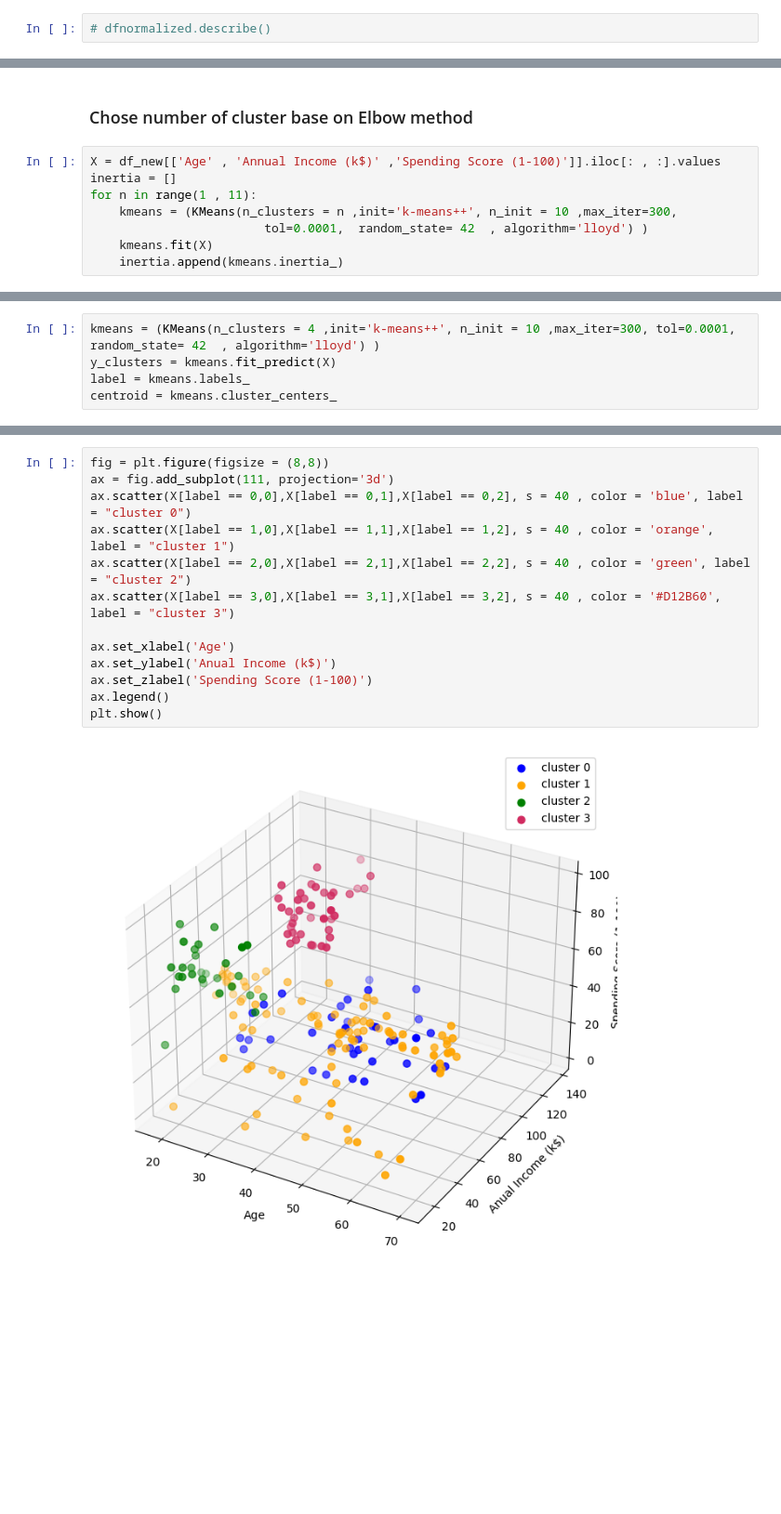
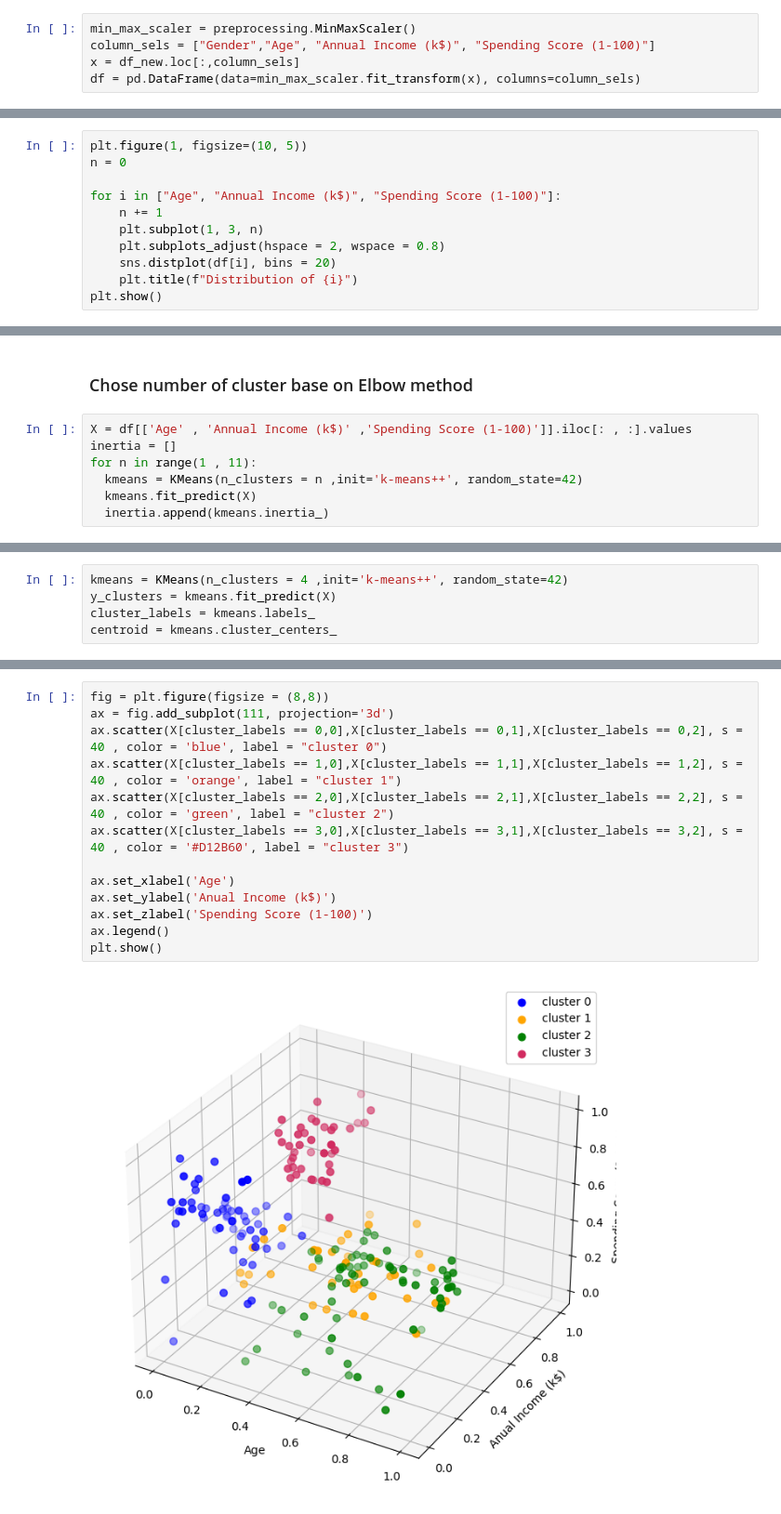
Before and after one commit to Nguyenlt1911/Customer-Segmentation-using-KMeanClustering, a Jupyter notebook: Customer Segmentation.ipynb, the cells around one changed output, grey strips where cells are left out. Shown at 93% size. Saved outputs shown, nothing was run; the diff lists cells and outputs as text; blank space fills up the shorter version.

```diff
--- a/Customer Segmentation.ipynb
+++ b/Customer Segmentation.ipynb
@@ -261,2 +210,5 @@ https://gist.github.com/mwaskom/de44147ed2974457ad6372750bbe5751
 # %%
-# dfnormalized.describe()
+min_max_scaler = preprocessing.MinMaxScaler()
+column_sels = ["Gender","Age", "Annual Income (k$)", "Spending Score (1-100)"]
+x = df_new.loc[:,column_sels]
+df = pd.DataFrame(data=min_max_scaler.fit_transform(x), columns=column_sels)
@@ -262,0 +220,11 @@ https://gist.github.com/mwaskom/de44147ed2974457ad6372750bbe5751
+# %%
+plt.figure(1, figsize=(10, 5))
+n = 0
+
+for i in ["Age", "Annual Income (k$)", "Spending Score (1-100)"]:
+    n += 1
+    plt.subplot(1, 3, n)
+    plt.subplots_adjust(hspace = 2, wspace = 0.8)
+    sns.distplot(df[i], bins = 20)
+    plt.title(f"Distribution of {i}")
+plt.show()
@@ -263,13 +250,12 @@ https://gist.github.com/mwaskom/de44147ed2974457ad6372750bbe5751
 # %% [markdown]
 ### Chose number of cluster base on Elbow method
 # %%
-X = df_new[['Age' , 'Annual Income (k$)' ,'Spending Score (1-100)']].iloc[: , :].values
+X = df[['Age' , 'Annual Income (k$)' ,'Spending Score (1-100)']].iloc[: , :].values
 inertia = []
 for n in range(1 , 11):
-    kmeans = (KMeans(n_clusters = n ,init='k-means++', n_init = 10 ,max_iter=300,
-                        tol=0.0001,  random_state= 42  , algorithm='lloyd') )
-    kmeans.fit(X)
-    inertia.append(kmeans.inertia_)
+  kmeans = KMeans(n_clusters = n ,init='k-means++', random_state=42)
+  kmeans.fit_predict(X)
+  inertia.append(kmeans.inertia_)
 # %%
 plt.figure(1 , figsize = (10 ,4))
 plt.plot(np.arange(1 , 11) , inertia , 'o')
@@ -286,6 +274,6 @@ kl.elbow
 # %%
-kmeans = (KMeans(n_clusters = 4 ,init='k-means++', n_init = 10 ,max_iter=300, tol=0.0001,  random_state= 42  , algorithm='lloyd') )
+kmeans = KMeans(n_clusters = 4 ,init='k-means++', random_state=42)
 y_clusters = kmeans.fit_predict(X)
-label = kmeans.labels_
+cluster_labels = kmeans.labels_
 centroid = kmeans.cluster_centers_
 # %%
@@ -307,15 +299,15 @@ print(centroid)
 # %%
 fig = plt.figure(figsize = (8,8))
 ax = fig.add_subplot(111, projection='3d')
-ax.scatter(X[label == 0,0],X[label == 0,1],X[label == 0,2], s = 40 , color = 'blue', label = "cluster 0")
-ax.scatter(X[label == 1,0],X[label == 1,1],X[label == 1,2], s = 40 , color = 'orange', label = "cluster 1")
-ax.scatter(X[label == 2,0],X[label == 2,1],X[label == 2,2], s = 40 , color = 'green', label = "cluster 2")
-ax.scatter(X[label == 3,0],X[label == 3,1],X[label == 3,2], s = 40 , color = '#D12B60', label = "cluster 3")
+ax.scatter(X[cluster_labels == 0,0],X[cluster_labels == 0,1],X[cluster_labels == 0,2], s = 40 , color = 'blue', label = "cluster 0")
+ax.scatter(X[cluster_labels == 1,0],X[cluster_labels == 1,1],X[cluster_labels == 1,2], s = 40 , color = 'orange', label = "cluster 1")
+ax.scatter(X[cluster_labels == 2,0],X[cluster_labels == 2,1],X[cluster_labels == 2,2], s = 40 , color = 'green', label = "cluster 2")
+ax.scatter(X[cluster_labels == 3,0],X[cluster_labels == 3,1],X[cluster_labels == 3,2], s = 40 , color = '#D12B60', label = "cluster 3")
 
 ax.set_xlabel('Age')
 ax.set_ylabel('Anual Income (k$)')
 ax.set_zlabel('Spending Score (1-100)')
 ax.legend()
 plt.show()
 # %% [output]
-[figure, old version]
+[figure, new version]
```
Also changed, not shown: parts of 39 cells of this notebook.
